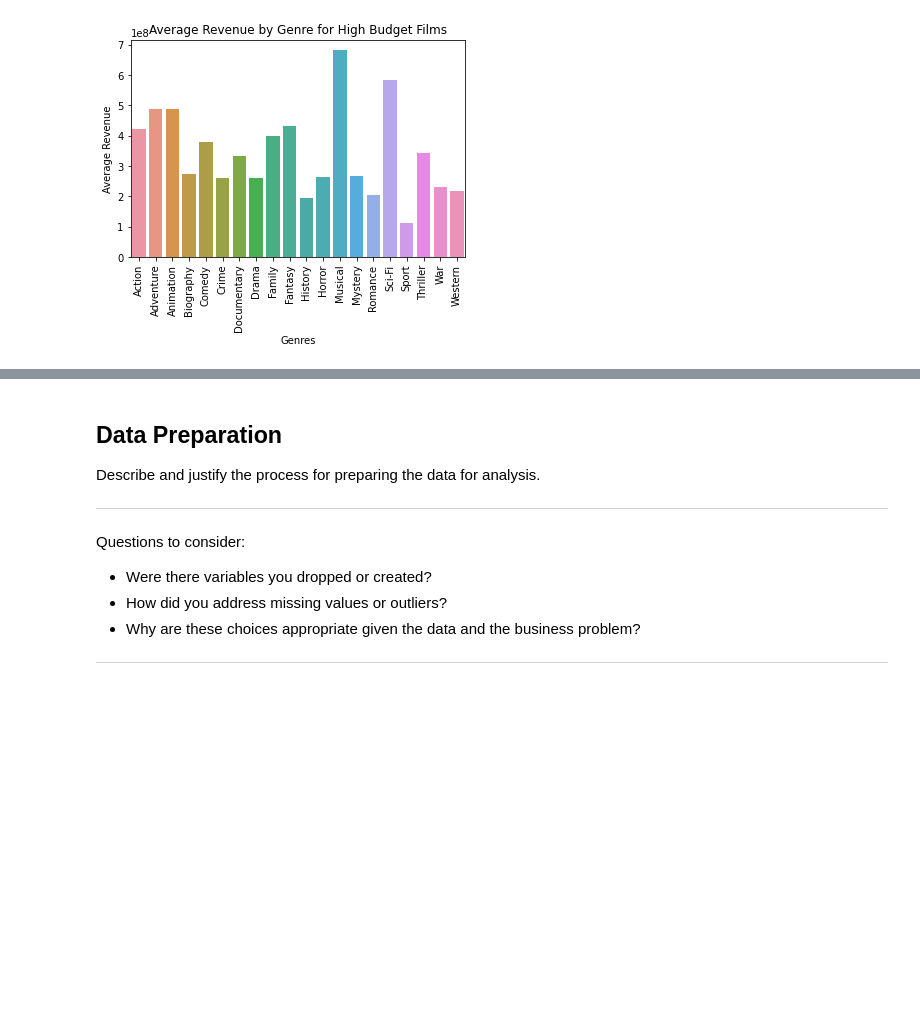
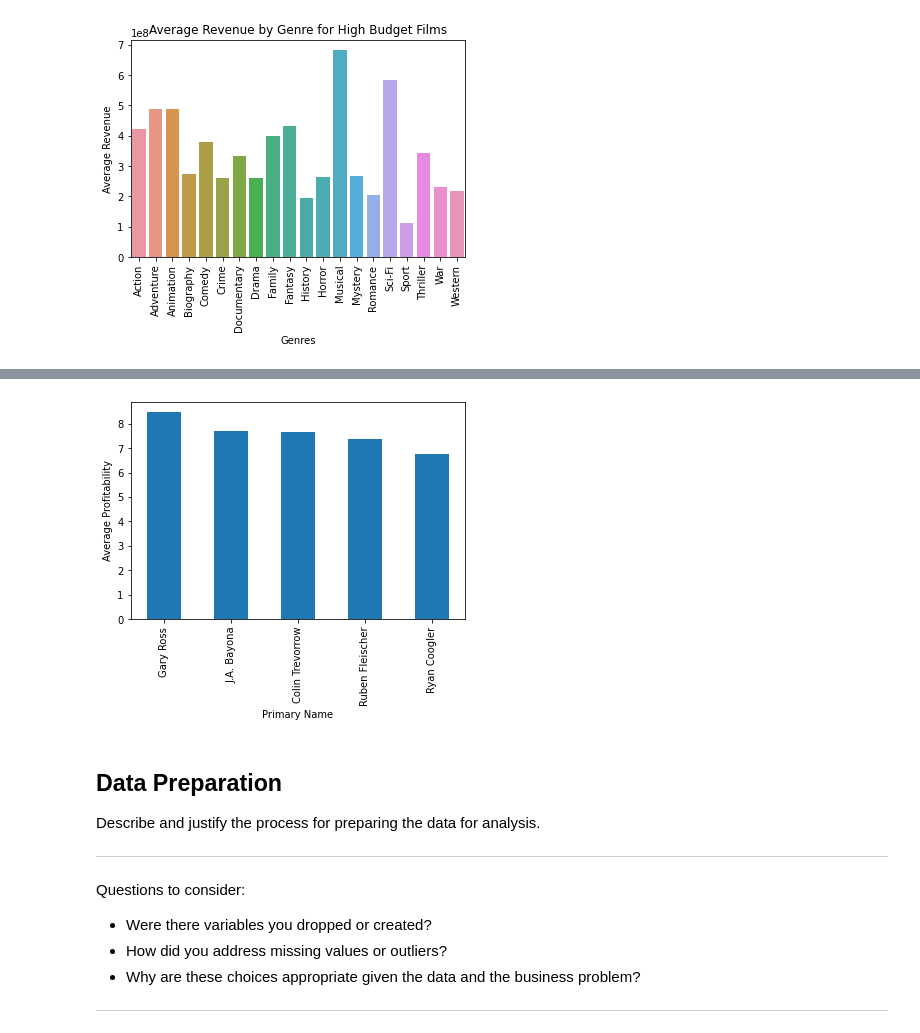
Before and after one commit to jbenasuli/Movie-Box-Office-Analysis, a Jupyter notebook: dsc-phase1-project-template.ipynb, the cells around one changed output, grey strips where cells are left out. Cells and saved outputs as stored; diff of their text form; code cells hidden in the pictures; blank space fills up the shorter version.

```diff
--- a/dsc-phase1-project-template.ipynb
+++ b/dsc-phase1-project-template.ipynb
@@ -465,2 +466,12 @@ plt.show()
 # %% [output]
 [figure]
+# %%
+merged_principals_df =pd.read_csv('zippedData/merged_principals.csv')
+# %%
+directors_df = merged_principals_df.loc[merged_principals_df['category'] == 'director']
+# %%
+scifi_high_budget_df = high_budget_df[high_budget_df['genre1'].isin(['Sci-Fi']) | high_budget_df['genre2'].isin(['Sci-Fi']) | high_budget_df['genre3'].isin(['Sci-Fi'])]
+# %%
+scifi_merge = pd.merge(directors_df, scifi_high_budget_df, on='movie_id')
+scifi_average_profitability = scifi_merge.groupby('primary_name').mean()['profitability_index'].sort_values(ascending=False)
+scifi_average_profitability
@@ -467,3 +496,11 @@ plt.show()
+# %%
+top_5_scifi = scifi_average_profitability.head(5)
+top_5_scifi.plot.bar()
+plt.xlabel('Primary Name')
+plt.ylabel('Average Profitability')
+plt.show()
+# %% [output]
+[figure, added]
 # %% [markdown]
 ## Data Preparation
 
```
Also changed, not shown: parts of 4 cells of this notebook.
